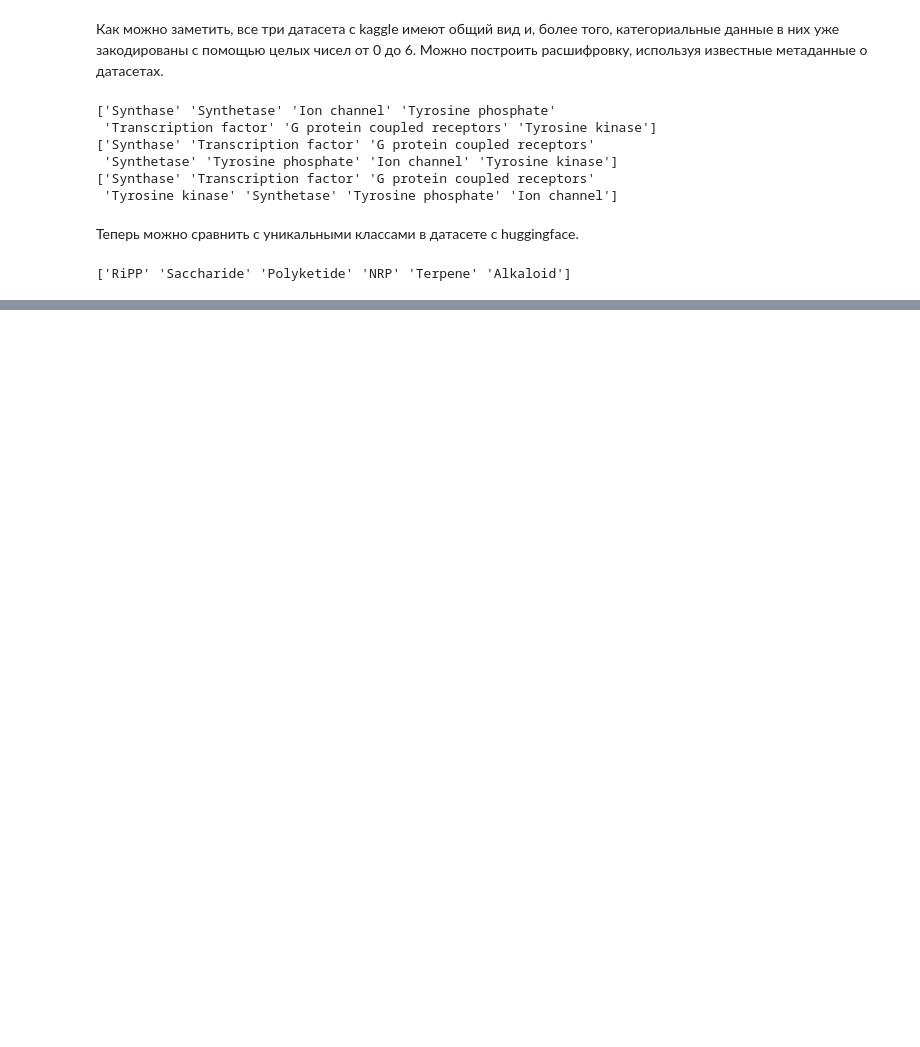
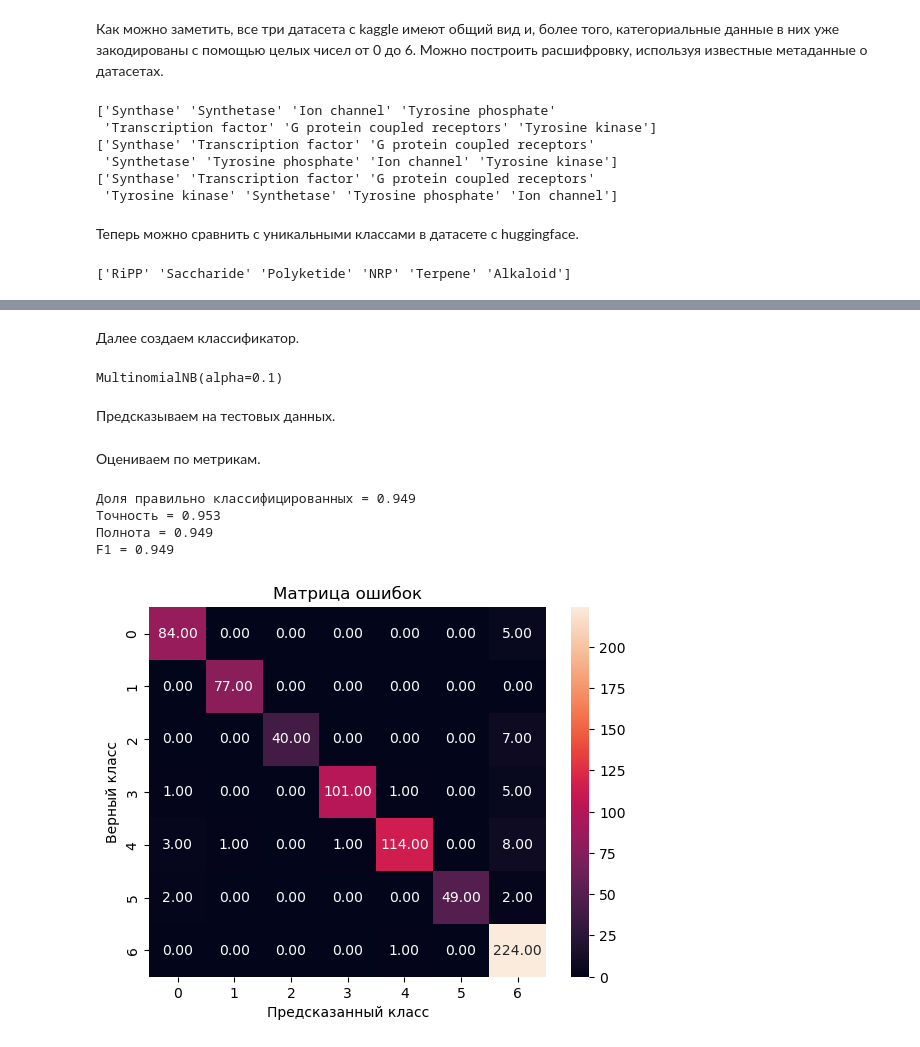
Before and after one commit to Seregacod/DNA_classification, a Jupyter notebook: dnaclassinitial.ipynb, the cells around one changed output, grey strips where cells are left out. Cells and saved outputs as stored; diff of their text form; code cells hidden in the pictures; blank space fills up the shorter version.

```diff
--- a/dnaclassinitial.ipynb
+++ b/dnaclassinitial.ipynb
@@ -171,0 +267,6 @@ Text(0.5, 1.0, 'Распределение классов генов для со
+# %%
+from sklearn.feature_extraction.text import CountVectorizer
+cv = CountVectorizer(ngram_range=(4,4))
+X_human = cv.fit_transform(human_hexmers)
+X_monke = cv.transform(monke_hexmers)
+X_dog = cv.transform(dog_hexmers)
@@ -171,0 +283,41 @@ Text(0.5, 1.0, 'Распределение классов генов для со
+# %%
+from sklearn.model_selection import train_test_split
+X_train, X_test, y_train, y_test = train_test_split(X_human, y_human, test_size = 0.20, random_state=42)
+# %% [markdown]
+Далее создаем классификатор.
+# %%
+from sklearn.naive_bayes import MultinomialNB
+classifier = MultinomialNB(alpha=0.1)
+classifier.fit(X_train, y_train)
+# %% [output]
+MultinomialNB(alpha=0.1)
+# %% [markdown]
+Предсказываем на тестовых данных.
+# %%
+y_pred = classifier.predict(X_test)
+# %% [markdown]
+Оцениваем по метрикам.
+# %%
+from sklearn.metrics import accuracy_score, f1_score, precision_score, recall_score, confusion_matrix
+import seaborn as sns
+
+def metrics(y_test, y_predicted):
+    accuracy = accuracy_score(y_test, y_predicted)
+    precision = precision_score(y_test, y_predicted, average='weighted')
+    recall = recall_score(y_test, y_predicted, average='weighted')
+    f1 = f1_score(y_test, y_predicted, average='weighted')
+    return accuracy, precision, recall, f1
+accuracy, precision, recall, f1 = metrics(y_test, y_pred)
+print("Доля правильно классифицированных = %.3f \nТочность = %.3f \nПолнота = %.3f \nF1 = %.3f" % (accuracy, precision, recall, f1))
+sns.heatmap(confusion_matrix(y_test, y_pred), annot=True, fmt='.2f')
+plt.xlabel('Предсказанный класс')
+plt.ylabel('Верный класс')
+plt.title('Матрица ошибок')
+plt.savefig("human_test_confusion.png")
+plt.show()
+# %% [output]
+Доля правильно классифицированных = 0.949
+Точность = 0.953
+Полнота = 0.949
+F1 = 0.949
+[figure, added]
```
Also changed, not shown: parts of 44 cells of this notebook, 20 other files.
